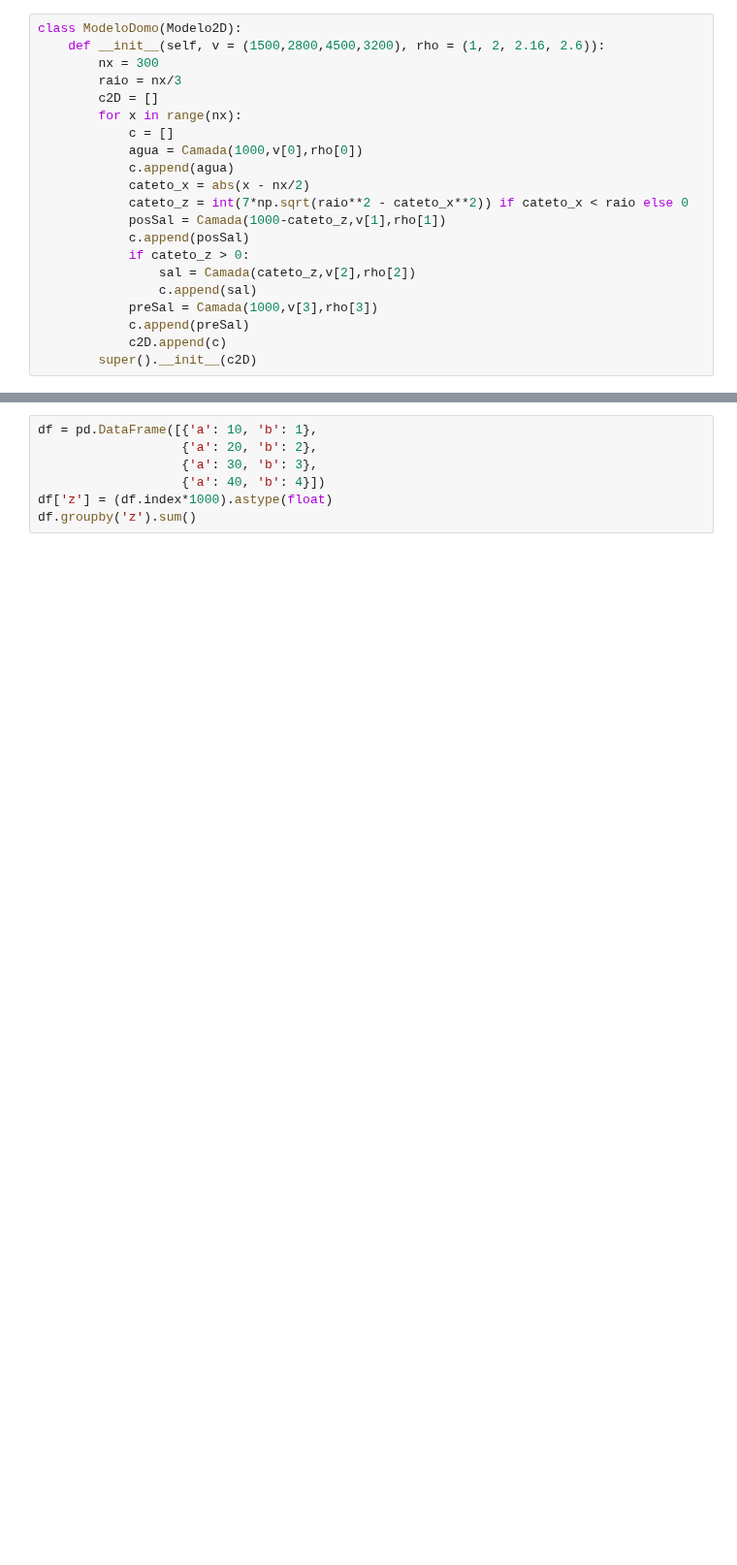
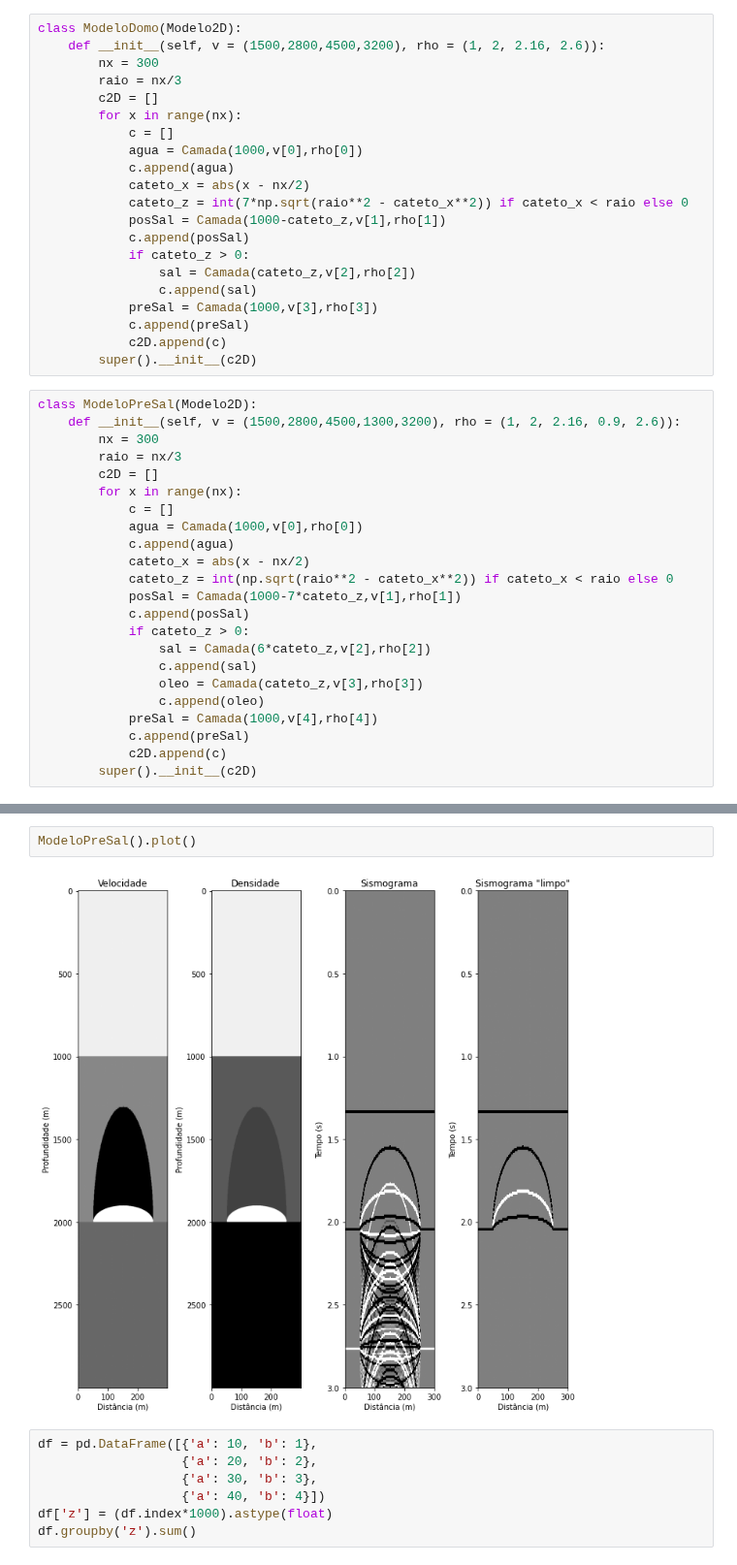
Before and after one commit to thiago-carneiro/mestrado, a Jupyter notebook: conv/conv.ipynb, the cells around one changed output, grey strips where cells are left out. Shown at 97% size. Saved outputs shown, nothing was run; the diff lists cells and outputs as text; blank space fills up the shorter version.

```diff
--- a/conv/conv.ipynb
+++ b/conv/conv.ipynb
@@ -172,6 +172,29 @@ class ModeloDomo(Modelo2D):
             c.append(preSal)
             c2D.append(c)
         super().__init__(c2D)
+# %%
+class ModeloPreSal(Modelo2D):
+    def __init__(self, v = (1500,2800,4500,1300,3200), rho = (1, 2, 2.16, 0.9, 2.6)):
+        nx = 300
+        raio = nx/3
+        c2D = []
+        for x in range(nx):
+            c = []
+            agua = Camada(1000,v[0],rho[0])
+            c.append(agua)
+            cateto_x = abs(x - nx/2)
+            cateto_z = int(np.sqrt(raio**2 - cateto_x**2)) if cateto_x < raio else 0
+            posSal = Camada(1000-7*cateto_z,v[1],rho[1])
+            c.append(posSal)
+            if cateto_z > 0:
+                sal = Camada(6*cateto_z,v[2],rho[2])
+                c.append(sal)
+                oleo = Camada(cateto_z,v[3],rho[3])
+                c.append(oleo)
+            preSal = Camada(1000,v[4],rho[4])
+            c.append(preSal)
+            c2D.append(c)
+        super().__init__(c2D)
 # %%
 ModeloParalelas().plot()
 # %% [output]
@@ -183,3 +206,7 @@ ModeloDomo().plot()
+# %%
+ModeloPreSal().plot()
+# %% [output]
+[figure, added]
 # %%
 df = pd.DataFrame([{'a': 10, 'b': 1},
                    {'a': 20, 'b': 2},
```
Also changed, not shown: parts of 4 cells of this notebook.
